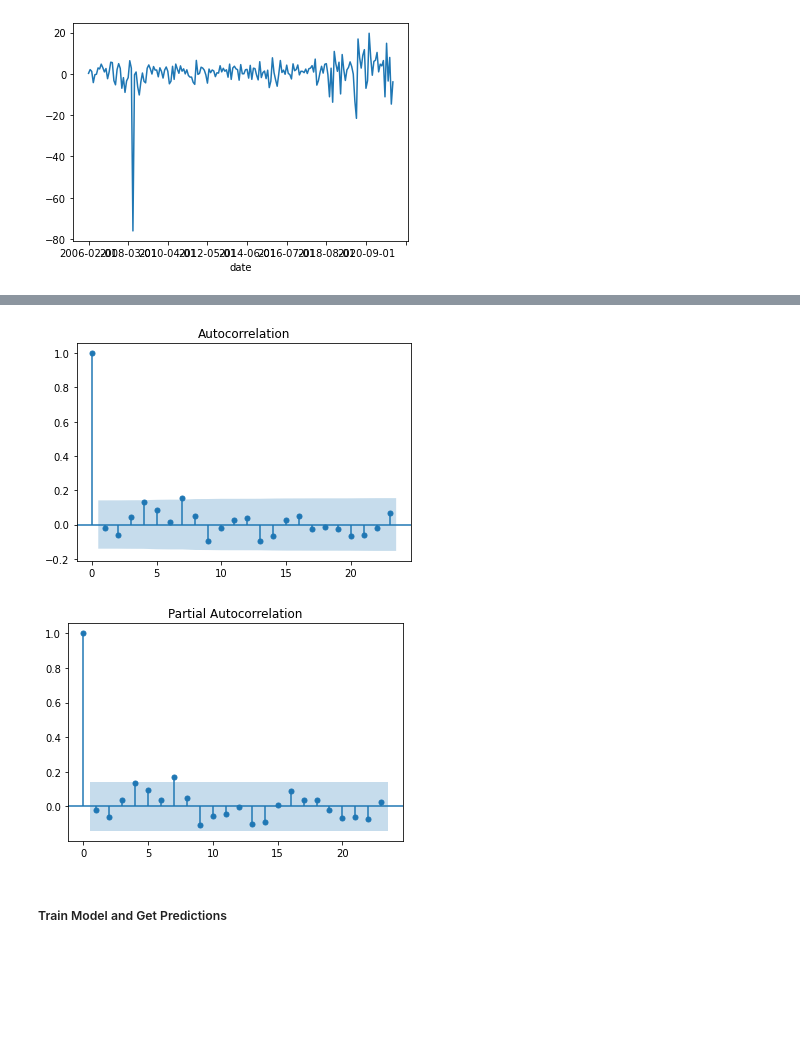
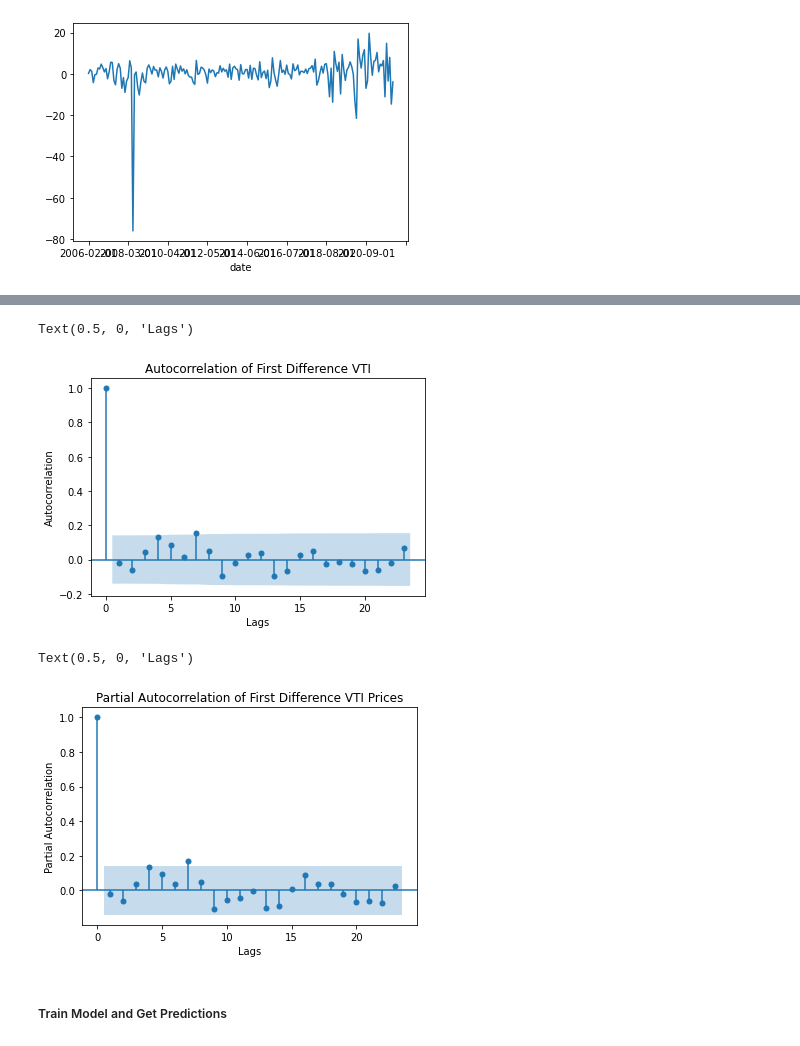
Before and after one commit to akittendorf/Domestic-Stock-Market-Analysis, a Jupyter notebook: Code/arima.ipynb, the cells around one changed output, grey strips where cells are left out. Drawn from its saved outputs; the diff is of its cells as text; code cells hidden in the pictures; blank space fills up the shorter version.

```diff
--- a/Code/arima.ipynb
+++ b/Code/arima.ipynb
@@ -102,17 +126,25 @@ p-value: 0.00
 # %%
 # check for autocorrelation of 1st difference (MA)
 acfplot1 = plot_acf(ydiff1, alpha=0.05)
+plt.title(label='Autocorrelation of First Difference VTI')
+plt.ylabel('Autocorrelation')
+plt.xlabel('Lags')
 
 # lag 7, so q = 7
 # %% [output]
+Text(0.5, 0, 'Lags')
-[figure, old version]
+[figure, new version]
 # %%
 # check for partial autocorrelation of 1st difference (AR)
 pacfplot1 = plot_pacf(ydiff1, alpha=0.05)
+plt.title(label='Partial Autocorrelation of First Difference VTI Prices')
+plt.ylabel('Partial Autocorrelation')
+plt.xlabel('Lags')
 
 # lag 7, so p = 7
 # %% [output]
+Text(0.5, 0, 'Lags')
-[figure, old version]
+[figure, new version]
 # %% [markdown]
 ##### Train Model and Get Predictions
 # %%
```
Also changed, not shown: parts of 3 cells of this notebook.
